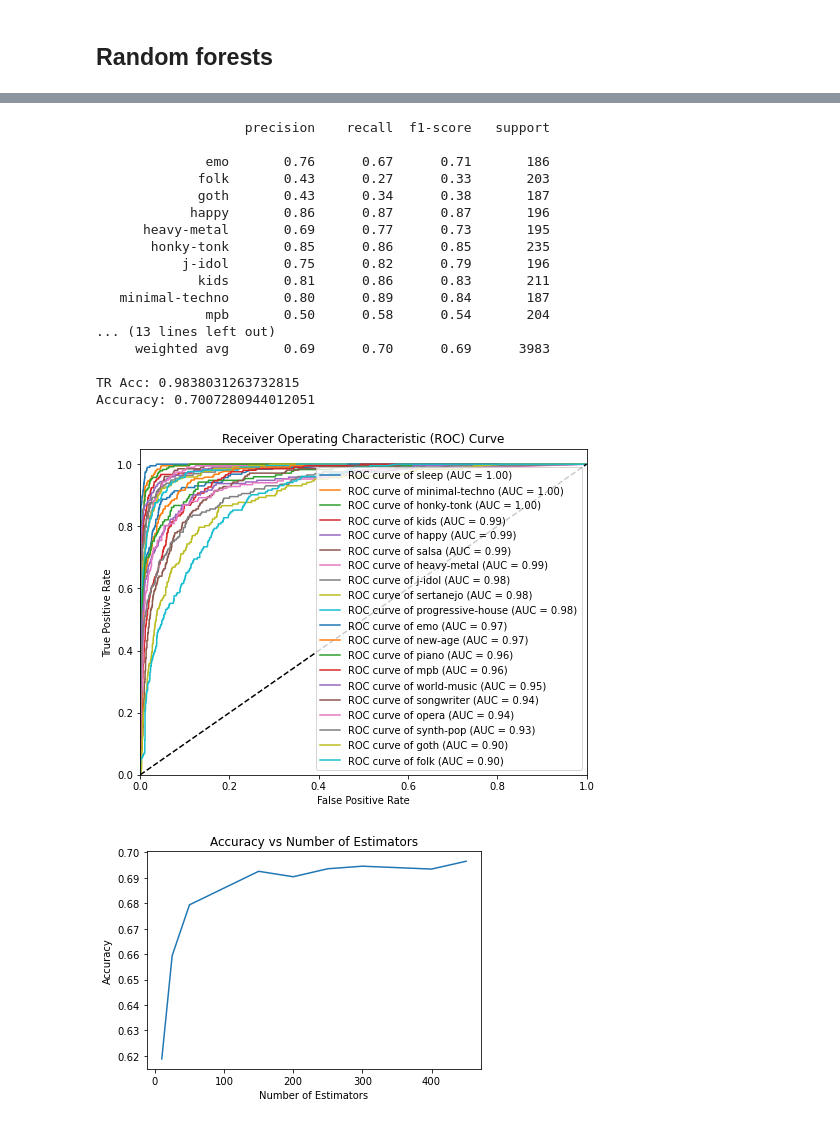
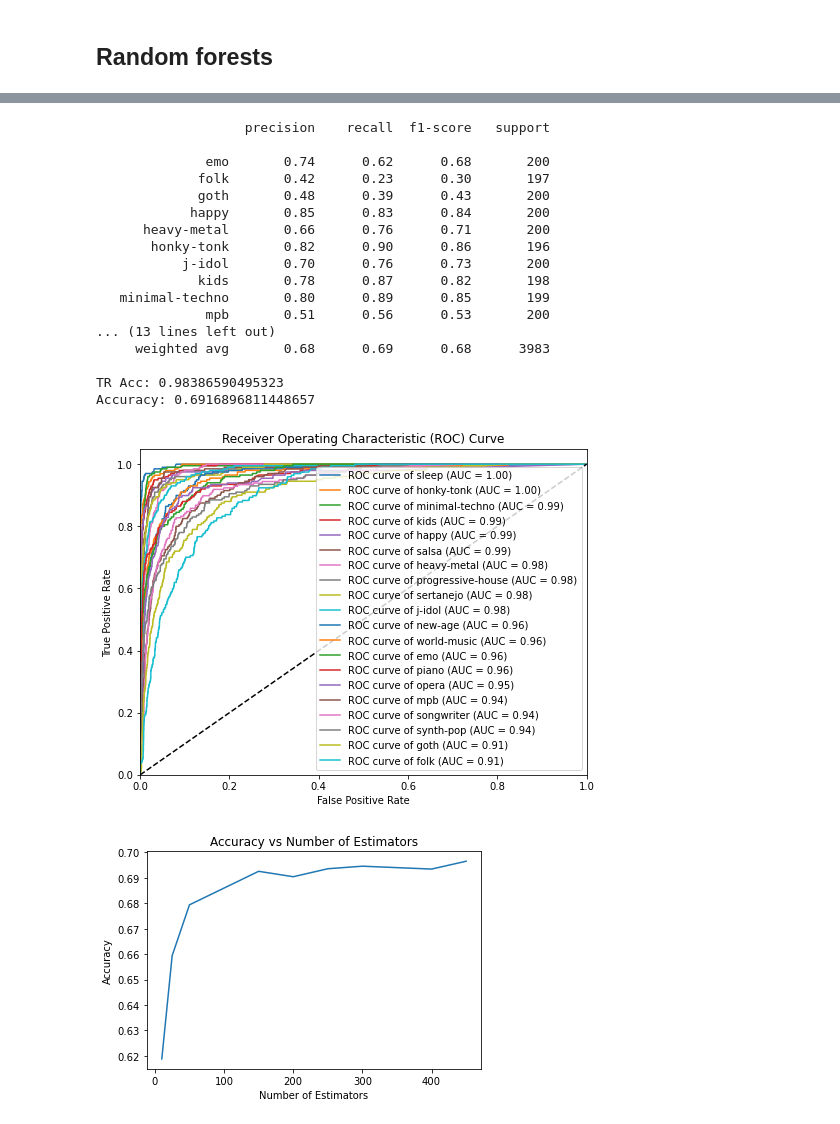
Before and after one commit to Bakko000/Data-Mining-2, a Jupyter notebook: advancedclass.ipynb, the cells around one changed output, grey strips where cells are left out. Cells and saved outputs as stored; diff of their text form; code cells hidden in the pictures.

Commit message:
update adv regre

```diff
--- a/advancedclass.ipynb
+++ b/advancedclass.ipynb
@@ -76,7 +90,7 @@ X=filtered_df.drop(['name', 'Unnamed: 0', 'artists', 'disc_number','album_type',
        'album_total_tracks', 'album_name', 'genre'], axis=1)
 
 X_train, X_test, y_train, y_test = train_test_split(
-    X, y, test_size=0.2, random_state=72)
+    X, y, test_size=0.2, random_state=72, stratify=y)
 
 norm = StandardScaler()
 norm.fit(X_train)
@@ -89,7 +103,7 @@ X_test_norm = norm.transform(X_test)
 # Define the parameter grid for hyperparameter tuning
 param_grid = {
     'penalty': ['l1', 'l2'],  # Regularization penalty
-    'C': [10, 100],  # Inverse of regularization strength
+    'C': [1, 10, 100],  # Inverse of regularization strength
     'solver': ['liblinear','lbfgs'],  # Optimization algorithm
                                                 #in svm abbiamo tenuto linear
     'max_iter': [2000],
@@ -133,5 +147,5 @@ Best Score: 0.5508196672845583
 # %%
 # Create logistic regression classifier
-logistic_regression = LogisticRegression(C=10, max_iter=2000, tol=0.001)
+logistic_regression = LogisticRegression(**best_params)
 logistic_regression.fit(X_train_norm, y_train)
 # %% [output]
@@ -358,0 +536,23 @@ plt.show()
+# %%
+import numpy as np
+import matplotlib.pyplot as plt
+from sklearn.neural_network import MLPClassifier
+from sklearn.model_selection import train_test_split
+
+# Split the training data into training and validation sets
+X_train, X_val, y_train, y_val = train_test_split(X_train_norm, y_train, test_size=0.2, random_state=42)
+
+# Initialize MLPClassifier with the best parameters
+mlp = MLPClassifier(**best_params)
+
+# Train MLPClassifier
+mlp.fit(X_train, y_train)
+
+# Plot training and validation loss
+plt.plot(mlp.loss_curve_, label='Training Loss')
+plt.plot(mlp.validation_scores_, label='Validation Loss')
+plt.xlabel('Iterations')
+plt.ylabel('Loss')
+plt.title('Training and Validation Loss')
+plt.legend()
+plt.show()
@@ -426,7 +648,7 @@ from sklearn.metrics import roc_curve, auc, classification_report
 import matplotlib.pyplot as plt
 import numpy as np
 
-random_forest = RandomForestClassifier(max_depth= 20, min_samples_leaf= 1, min_samples_split= 2, n_estimators= 200)
+random_forest = RandomForestClassifier(**best_params)
 
 random_forest.fit(X_train_norm, y_train)
 
@@ -464,47 +686,47 @@ n_classes = len(np.unique(y))
 fpr = dict()
 tpr = dict()
 roc_auc = dict()
 for i in range(n_classes):
     fpr[i], tpr[i], _ = roc_curve(y_test == i, y_score[:, i])
     roc_auc[i] = auc(fpr[i], tpr[i])
 
 # Sort the classes by AUC in descending order
 sorted_classes = sorted(roc_auc.items(), key=lambda x: x[1], reverse=True)
 
 # Get the original class names
 class_names = label_encoder.inverse_transform(np.unique(y_test))
 
 # Plot the ROC curve for each class in descending order of AUC
 plt.figure(figsize=(8, 6))
 for i, (class_id, auc_value) in enumerate(sorted_classes):
     plt.plot(fpr[class_id], tpr[class_id], label=f'ROC curve of {class_names[class_id]} (AUC = {auc_value:.2f})')
 plt.plot([0, 1], [0, 1], 'k--')
 plt.xlim([0.0, 1.0])
 plt.ylim([0.0, 1.05])
 plt.xlabel('False Positive Rate')
 plt.ylabel('True Positive Rate')
 plt.title('Receiver Operating Characteristic (ROC) Curve')
 plt.legend(loc="lower right")
 plt.show()
 # %% [output]
                    precision    recall  f1-score   support
 
-              emo       0.76      0.67      0.71       186
-             folk       0.43      0.27      0.33       203
-             goth       0.43      0.34      0.38       187
-            happy       0.86      0.87      0.87       196
-      heavy-metal       0.69      0.77      0.73       195
-       honky-tonk       0.85      0.86      0.85       235
-           j-idol       0.75      0.82      0.79       196
-             kids       0.81      0.86      0.83       211
-   minimal-techno       0.80      0.89      0.84       187
-              mpb       0.50      0.58      0.54       204
+              emo       0.74      0.62      0.68       200
+             folk       0.42      0.23      0.30       197
+             goth       0.48      0.39      0.43       200
+            happy       0.85      0.83      0.84       200
+      heavy-metal       0.66      0.76      0.71       200
+       honky-tonk       0.82      0.90      0.86       196
+           j-idol       0.70      0.76      0.73       200
+             kids       0.78      0.87      0.82       198
+   minimal-techno       0.80      0.89      0.85       199
+              mpb       0.51      0.56      0.53       200
 ... (13 lines left out)
-     weighted avg       0.69      0.70      0.69      3983
+     weighted avg       0.68      0.69      0.68      3983
 
-TR Acc: 0.9838031263732815
-Accuracy: 0.7007280944012051
+TR Acc: 0.98386590495323
+Accuracy: 0.6916896811448657
-[figure, old version]
+[figure, new version]
 # %%
 from sklearn.model_selection import GridSearchCV, cross_val_score
 from sklearn.ensemble import RandomForestClassifier
```
Also changed, not shown: parts of 23 cells of this notebook, 2 other files.
